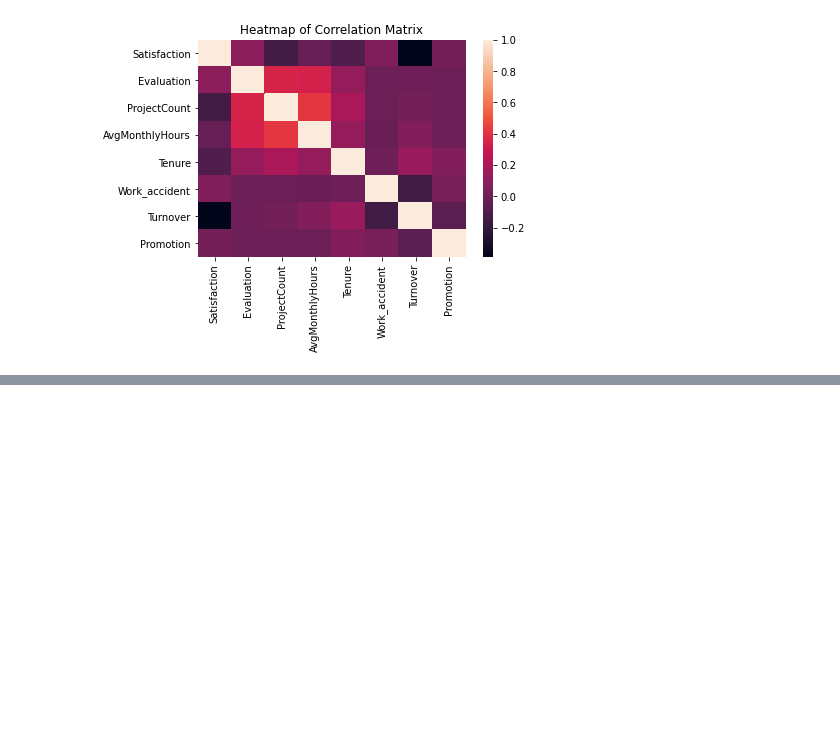
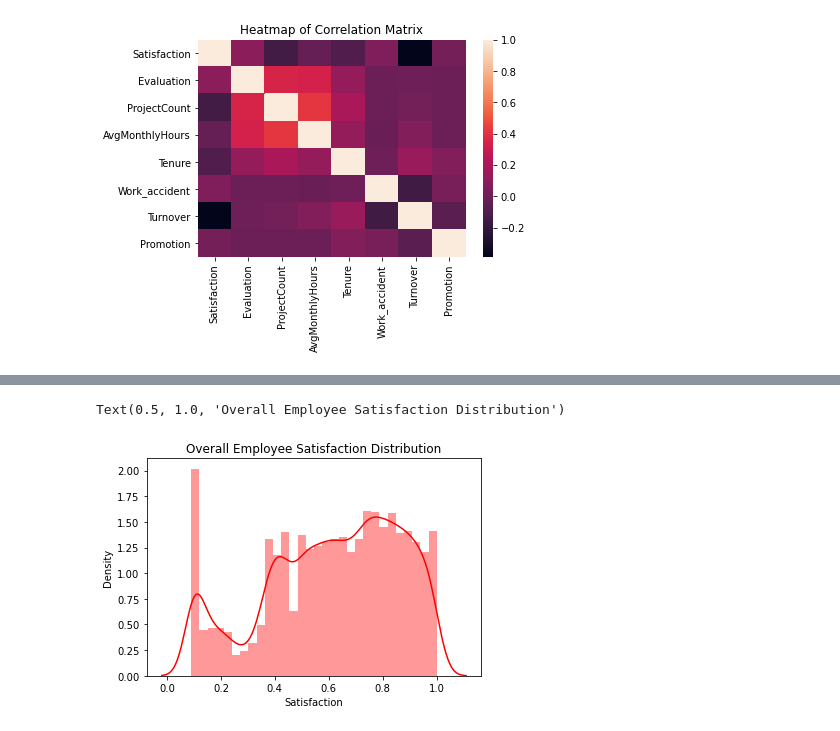
Before and after one commit to rajeski/People_Analytics, a Jupyter notebook: Employee_Turnover_Analysis.ipynb, the cells around one changed output, grey strips where cells are left out. Drawn from its saved outputs; the diff is of its cells as text; code cells hidden in the pictures; blank space fills up the shorter version.

```diff
--- a/Employee_Turnover_Analysis.ipynb
+++ b/Employee_Turnover_Analysis.ipynb
@@ -177,0 +264,5 @@ Text(0.5, 1.0, 'Heatmap of Correlation Matrix')
+# %%
+sns.distplot(df.Satisfaction,color ='r').set_title('Overall Employee Satisfaction Distribution')
+# %% [output]
+Text(0.5, 1.0, 'Overall Employee Satisfaction Distribution')
+[figure, added]
```
Also changed, not shown: parts of 76 cells of this notebook.
